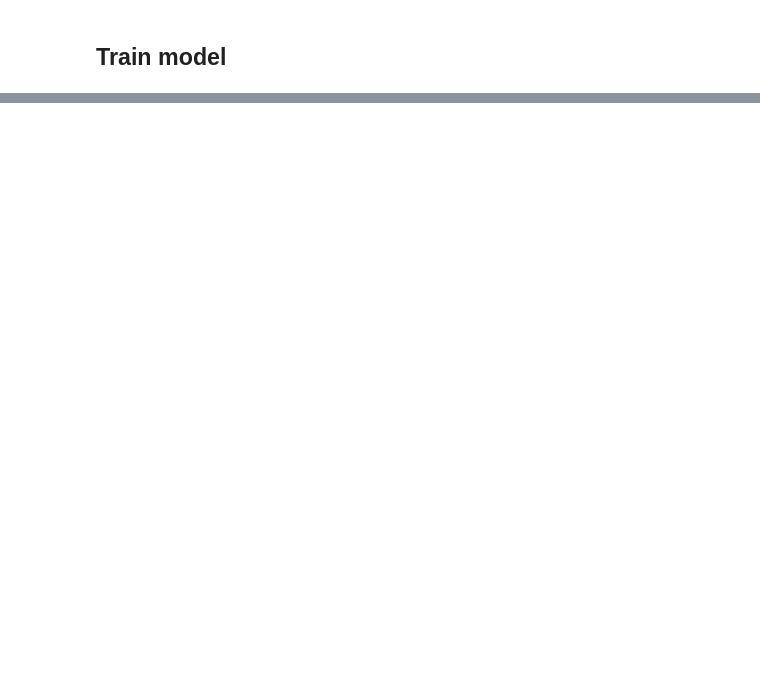
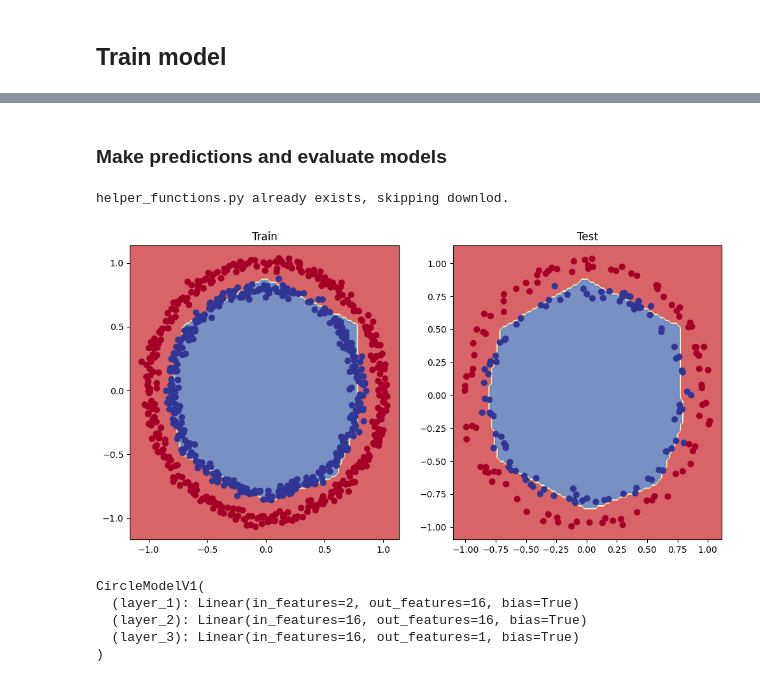
Before and after one commit to shellrider-games/learnpytorch, a Jupyter notebook: classification/notebooks/classification.ipynb, the cells around one changed output, grey strips where cells are left out. Drawn from its saved outputs; the diff is of its cells as text; code cells hidden in the pictures; blank space fills up the shorter version.

```diff
--- a/classification/notebooks/classification.ipynb
+++ b/classification/notebooks/classification.ipynb
@@ -104,6 +106,9 @@ device(type='cuda', index=0)
 # %%
 model_0_seq = nn.Sequential(
     nn.Linear(in_features=2, out_features=8),
+    nn.ReLU(),
+    nn.Linear(in_features=8, out_features=8),
+    nn.ReLU(),
     nn.Linear(in_features=8, out_features=1)
 ).to(device)
 
@@ -153,5 +162,5 @@ First 10 predictions:
 # %%
-def accuracy_n(y_pred, y_true):
+def accuracy_fn(y_pred, y_true):
     correct = torch.eq(y_pred, y_true).sum().item()
     acc = (correct/len(y_pred)) * 100
     return acc
@@ -190,0 +180,28 @@ tensor([[0.],
+# %%
+epochs = 1500
+X_train, y_train = X_train.to(device), y_train.to(device)
+X_test, y_test = X_test.to(device), y_test.to(device)
+
+for epoch in range(epochs):
+    model_0_seq.train()
+
+    y_logits = model_0_seq(X_train).squeeze()
+    y_pred = torch.round(torch.sigmoid(y_logits))
+
+    loss = loss_fn(y_logits, y_train)
+    acc = accuracy_fn(y_true = y_train, y_pred=y_pred)
+
+    optimizer.zero_grad()
+
+    loss.backward()
+
+    optimizer.step()
+
+    model_0_seq.eval()
+    with torch.inference_mode():
+        test_logits = model_0_seq(X_test).squeeze()
+        test_pred = torch.round(torch.sigmoid(test_logits))
+        test_loss = loss_fn(test_logits, y_test)
+        test_acc = accuracy_fn(y_true = y_test, y_pred=test_pred)
+        if epoch % 10 == 0:
+            print(f"Epoch: {epoch} | Loss: {loss:.5f}, Acc: {acc:.2f}% | Test loss: {test_loss:.5f}, Test acc: {test_acc:.2f}%")
@@ -190,0 +226,12 @@ tensor([[0.],
+# %% [markdown]
+### Make predictions and evaluate models
+# %%
+if Path("helper_functions.py").is_file():
+    print("helper_functions.py already exists, skipping downlod.")
+else:
+    print("Download helper_functions.py")
+    request = requests.get("https://raw.githubusercontent.com/mrdbourke/pytorch-deep-learning/main/helper_functions.py")
+    with open("helper_functions.py", "wb") as f:
+        f.write(request.content)
+# %% [output]
+helper_functions.py already exists, skipping downlod.
@@ -190,0 +240,10 @@ tensor([[0.],
+# %%
+plt.figure(figsize=(12,6))
+plt.subplot(1, 2, 1)
+plt.title("Train")
+plot_decision_boundary(model_0_seq, X_train, y_train)
+plt.subplot(1, 2 ,2)
+plt.title("Test")
+plot_decision_boundary(model_0_seq, X_test, y_test)
+# %% [output]
+[figure, added]
@@ -190,0 +261,10 @@ tensor([[0.],
+# %%
+model_1 = CircleModelV1()
+model_1.to(device)
+model_1
+# %% [output]
+CircleModelV1(
+  (layer_1): Linear(in_features=2, out_features=16, bias=True)
+  (layer_2): Linear(in_features=16, out_features=16, bias=True)
+  (layer_3): Linear(in_features=16, out_features=1, bias=True)
+)
```
Also changed, not shown: parts of 17 cells of this notebook, 1 other file.
